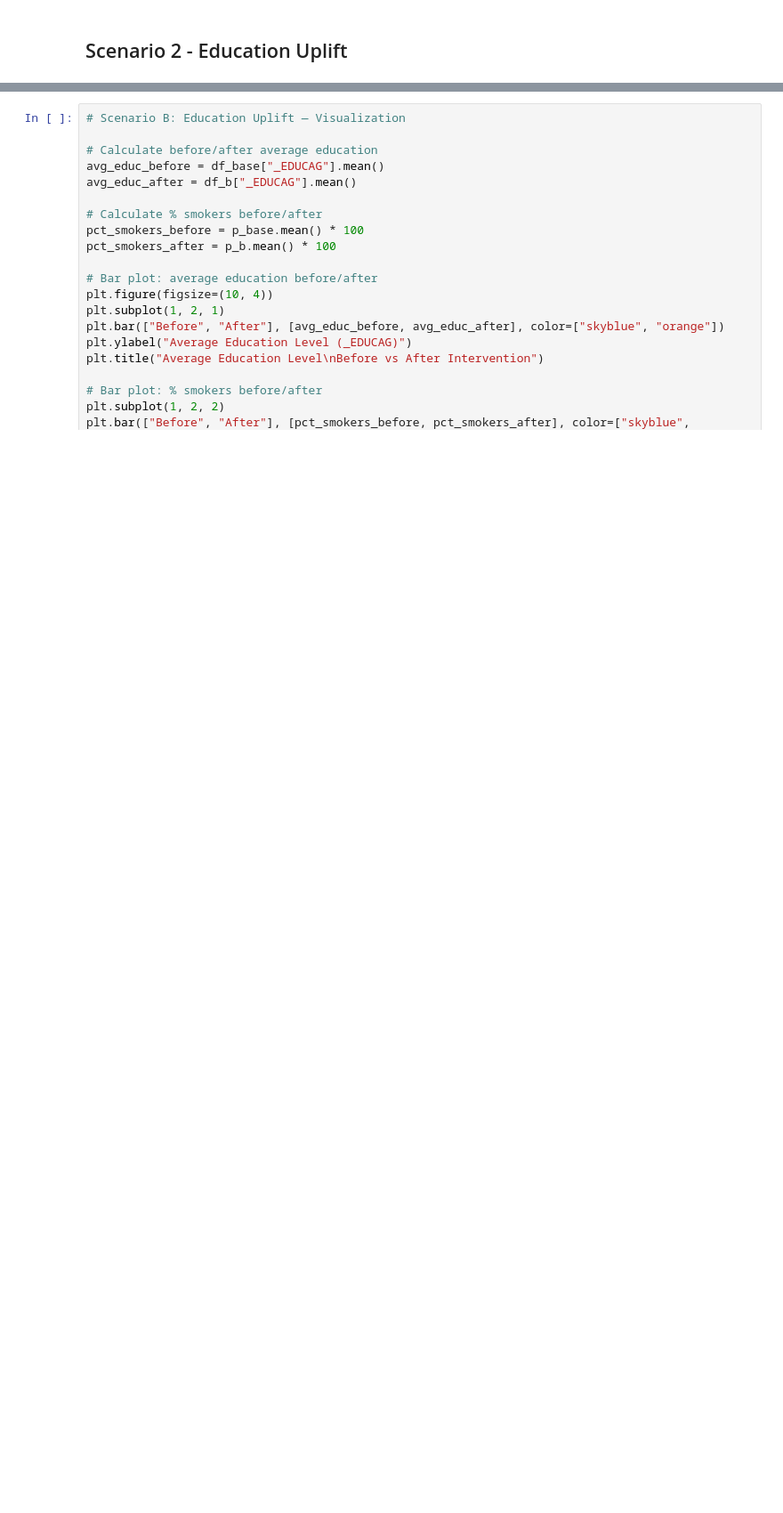
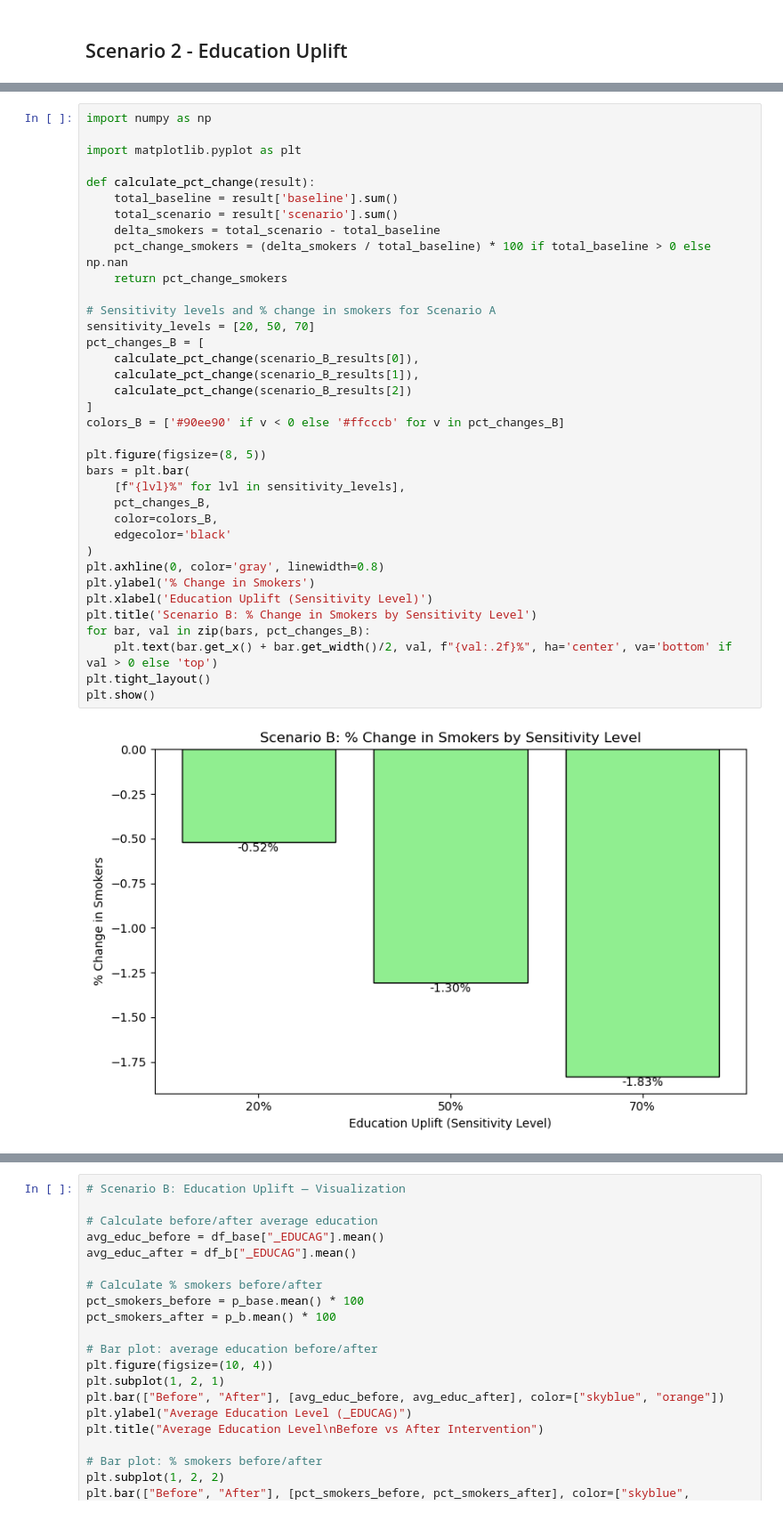
Before and after one commit to rinkylia2997/HealthRecommendationsUsingBehaviouralRiskFactorSurveillanceSystem, a Jupyter notebook: notebooks/103-modeling-MPOWER.ipynb, the cells around one changed output, grey strips where cells are left out. Shown at 89% size. Drawn from its saved outputs; the diff is of its cells as text; blank space fills up the shorter version.

```diff
--- a/notebooks/103-modeling-MPOWER.ipynb
+++ b/notebooks/103-modeling-MPOWER.ipynb
@@ -587,0 +731,38 @@ In a scaled real-world policy, if your sample represents millions of adults, thi
+# %%
+import numpy as np
+
+import matplotlib.pyplot as plt
+
+def calculate_pct_change(result):
+    total_baseline = result['baseline'].sum()
+    total_scenario = result['scenario'].sum()
+    delta_smokers = total_scenario - total_baseline
+    pct_change_smokers = (delta_smokers / total_baseline) * 100 if total_baseline > 0 else np.nan
+    return pct_change_smokers
+
+# Sensitivity levels and % change in smokers for Scenario A
+sensitivity_levels = [20, 50, 70]
+pct_changes_B = [
+    calculate_pct_change(scenario_B_results[0]),
+    calculate_pct_change(scenario_B_results[1]),
+    calculate_pct_change(scenario_B_results[2])
+]
+colors_B = ['#90ee90' if v < 0 else '#ffcccb' for v in pct_changes_B]
+
+plt.figure(figsize=(8, 5))
+bars = plt.bar(
+    [f"{lvl}%" for lvl in sensitivity_levels],
+    pct_changes_B,
+    color=colors_B,
+    edgecolor='black'
+)
+plt.axhline(0, color='gray', linewidth=0.8)
+plt.ylabel('% Change in Smokers')
+plt.xlabel('Education Uplift (Sensitivity Level)')
+plt.title('Scenario B: % Change in Smokers by Sensitivity Level')
+for bar, val in zip(bars, pct_changes_B):
+    plt.text(bar.get_x() + bar.get_width()/2, val, f"{val:.2f}%", ha='center', va='bottom' if val > 0 else 'top')
+plt.tight_layout()
+plt.show()
+# %% [output]
+[figure, added]
```
Also changed, not shown: parts of 18 cells of this notebook, 12 other files.
